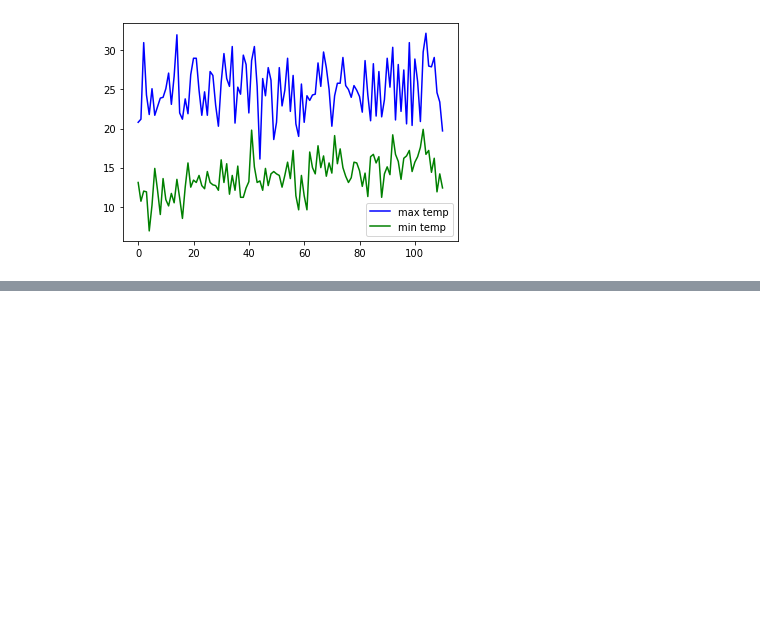
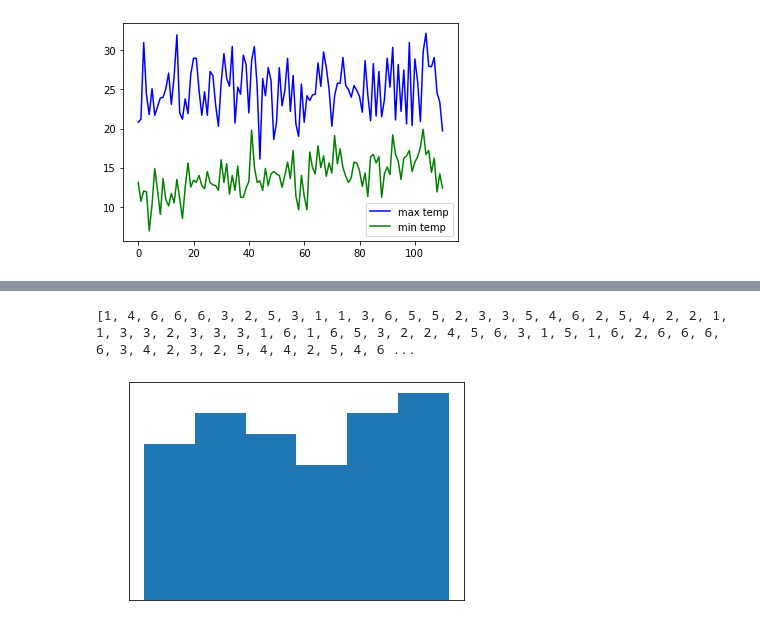
Before and after one commit to 56unbreakable/TIL, a Jupyter notebook: Python study/3. 데이터 분석/기온 공공 데이터 분석.ipynb, the cells around one changed output, grey strips where cells are left out. Drawn from its saved outputs; the diff is of its cells as text; code cells hidden in the pictures; blank space fills up the shorter version.

```diff
--- a/Python study/3. 데이터 분석/기온 공공 데이터 분석.ipynb
+++ b/Python study/3. 데이터 분석/기온 공공 데이터 분석.ipynb
@@ -160,0 +163,14 @@ plt.show()
+# %%
+# 히스토그램 주사위
+import random
+import matplotlib.pyplot as plt
+dice = []
+for i in range(100):
+    dice.append(random.randint(1,6))
+print(dice)
+plt.hist(dice,bins=6)
+plt.tick_params(color = 'white',colors = 'white')
+plt.show()
+# %% [output]
+[1, 4, 6, 6, 6, 3, 2, 5, 3, 1, 1, 3, 6, 5, 5, 2, 3, 3, 5, 4, 6, 2, 5, 4, 2, 2, 1, 1, 3, 3, 2, 3, 3, 3, 1, 6, 1, 6, 5, 3, 2, 2, 4, 5, 6, 3, 1, 5, 1, 6, 2, 6, 6, 6, 6, 3, 4, 2, 3, 2, 5, 4, 4, 2, 5, 4, 6 ...
+[figure, added]
```
Also changed, not shown: parts of 8 cells of this notebook, 2 other files.
